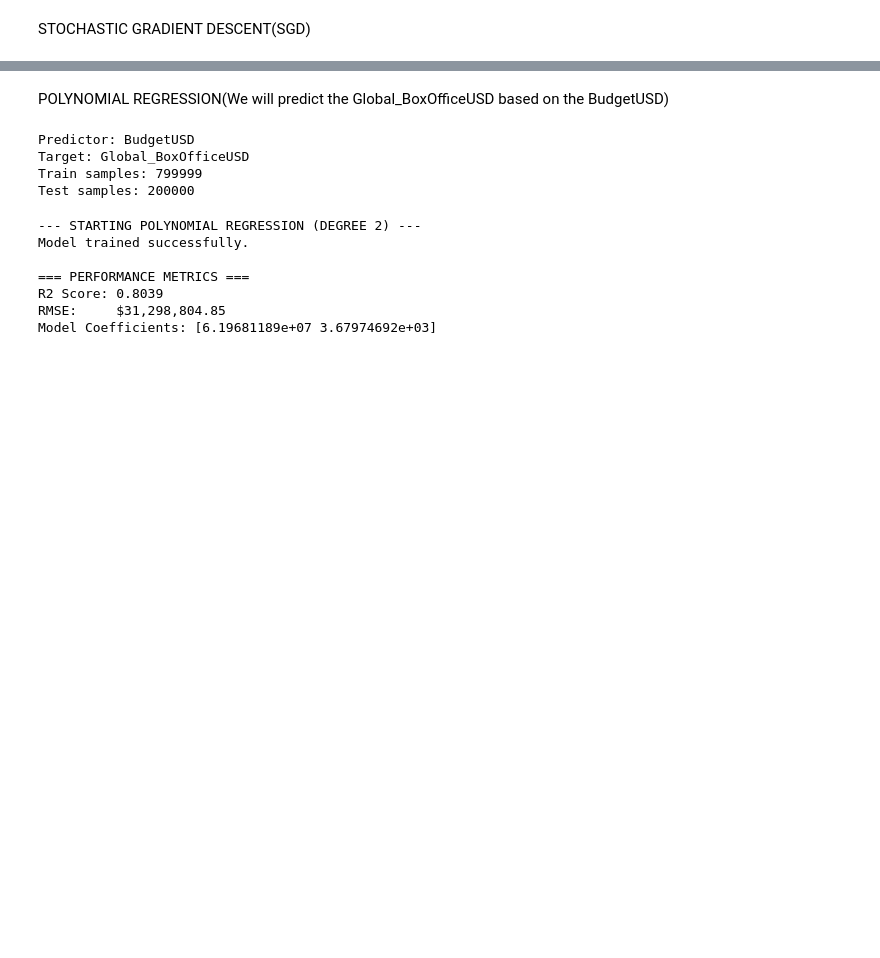
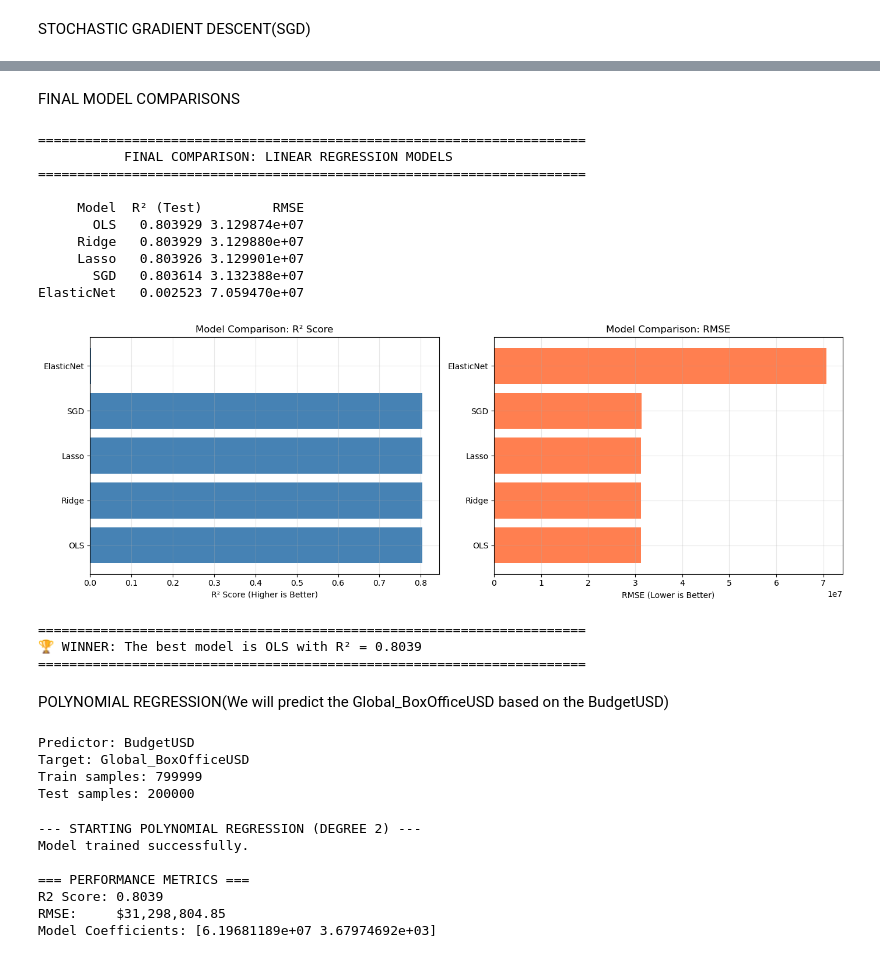
Before and after one commit to AlvarodelaHerran/ML_Movies_Proyect, a Jupyter notebook: regression.ipynb, the cells around one changed output, grey strips where cells are left out. Drawn from its saved outputs; the diff is of its cells as text; code cells hidden in the pictures; blank space fills up the shorter version.

```diff
--- a/regression.ipynb
+++ b/regression.ipynb
@@ -857,3 +1132,76 @@ R2 Score (Test):  0.8036
+# %% [markdown]
+FINAL MODEL COMPARISONS
+# %%
+# ============================================================
+# FINAL COMPARISON: ALL LINEAR REGRESSION MODELS
+# ============================================================
+
+print("\n" + "="*70)
+print("           FINAL COMPARISON: LINEAR REGRESSION MODELS")
+print("="*70)
+
+# Calculate metrics for all models
+models_data = {
+    'OLS': (ols_model, X_train_numerical, X_test_numerical),
+    'Ridge': (ridge_model, X_train_numerical, X_test_numerical),
+    'Lasso': (lasso_model, X_train_numerical, X_test_numerical),
+    'ElasticNet': (elastic_model, X_train_numerical, X_test_numerical),
+    'SGD': (sgd_model, X_train_numerical, X_test_numerical)
+}
+
+results_list = []
+
+for name, (model, X_train, X_test) in models_data.items():
+    y_pred = model.predict(X_test)
+    r2 = r2_score(y_test, y_pred)
+    rmse = np.sqrt(mean_squared_error(y_test, y_pred))
+
+    results_list.append({
+        'Model': name,
+        'R² (Test)': r2,
+        'RMSE': rmse
+    })
+
+results = pd.DataFrame(results_list)
+results = results.sort_values('R² (Test)', ascending=False)
+print("\n" + results.to_string(index=False))
+
+# Visualization
+fig, axes = plt.subplots(1, 2, figsize=(14, 5))
+
+# Graph 1: R² Score
+axes[0].barh(results['Model'], results['R² (Test)'], color='steelblue')
+axes[0].set_xlabel('R² Score (Higher is Better)')
+axes[0].set_title('Model Comparison: R² Score')
+axes[0].grid(True, alpha=0.3)
+
+# Graph 2: RMSE
+axes[1].barh(results['Model'], results['RMSE'], color='coral')
+axes[1].set_xlabel('RMSE (Lower is Better)')
+axes[1].set_title('Model Comparison: RMSE')
+axes[1].grid(True, alpha=0.3)
+
+plt.tight_layout()
+plt.show()
+
+print("\n" + "="*70)
+print(f"🏆 WINNER: The best model is {results.iloc[0]['Model']} with R² = {results.iloc[0]['R² (Test)']:.4f}")
+print("="*70)
+# %% [output]
+======================================================================
+           FINAL COMPARISON: LINEAR REGRESSION MODELS
+======================================================================
+
+     Model  R² (Test)         RMSE
+       OLS   0.803929 3.129874e+07
+     Ridge   0.803929 3.129880e+07
+     Lasso   0.803926 3.129901e+07
+       SGD   0.803614 3.132388e+07
+ElasticNet   0.002523 7.059470e+07
+[figure, added]
+======================================================================
+🏆 WINNER: The best model is OLS with R² = 0.8039
+======================================================================
 # %% [markdown]
 POLYNOMIAL REGRESSION(We will predict the Global_BoxOfficeUSD based on the BudgetUSD)
 # %%
```
Also changed, not shown: parts of 8 cells of this notebook.
